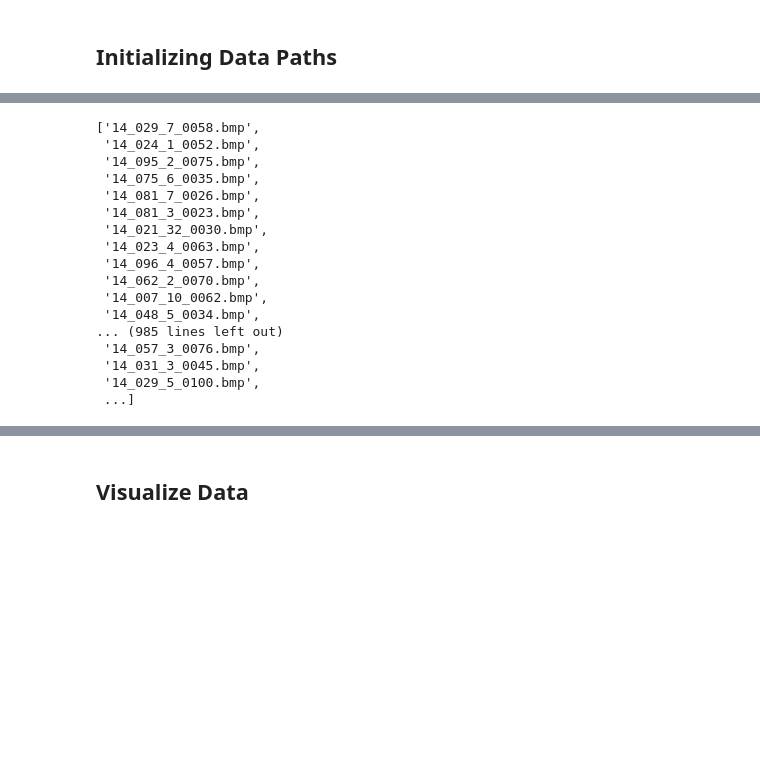
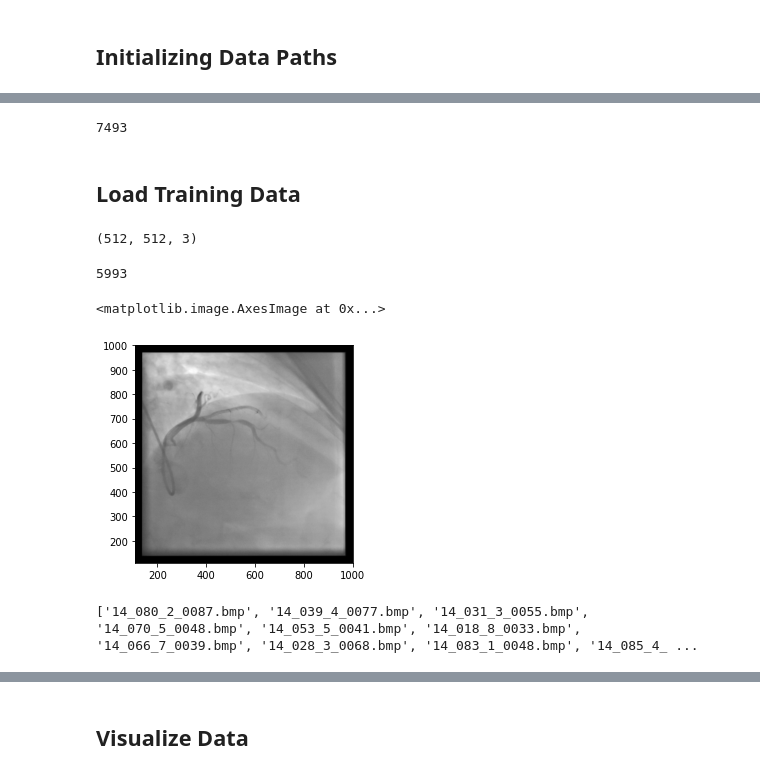
Before and after one commit to NevilleMthw/Stenosis-Project, a Jupyter notebook: models.ipynb, the cells around one changed output, grey strips where cells are left out. Cells and saved outputs as stored; diff of their text form; code cells hidden in the pictures; blank space fills up the shorter version.

```diff
--- a/models.ipynb
+++ b/models.ipynb
@@ -30,6 +33,12 @@ import pathlib as Path
 # %% [markdown]
 ## Initializing Data Paths
 # %%
-input_data_path =r'C:\Users\conm\Desktop\Stenosis-Project\Stenosis detection\input'
+input_data_path =r'C:/Users/conm/Desktop/Stenosis-Project/Stenosis detection/input'
 
-split_data_path = r'C:\Users\conm\Desktop\Stenosis-Project\Stenosis detection\input'
+train_path = r'C:\Users\conm\Desktop\Stenosis-Project\output\train\stenosis'
+
+train_path1 = r'C:\Users\conm\Desktop\Stenosis-Project\train_images'
+
+test_path = r'C:\Users\conm\Desktop\Stenosis-Project\test_images'
+
+val_path = r'C:\Users\conm\Desktop\Stenosis-Project\output\val\stenosis'
@@ -84,24 +194,28 @@ label_dimensions_scaled
 # %%
-# Extract the image names from the train_labels.csv file and store them in a list
+# # Extract the image names from the train_labels.csv file and store them in a list
 filenames = []
-for i in range(len(labels)):
-    filenames.append(labels.iloc[i]['filename'])
-filenames
+for i in range(len(train_labels_csv)):
+    filenames.append(train_labels_csv.iloc[i]['filename'])
+len(filenames)
 # %% [output]
-['14_029_7_0058.bmp',
- '14_024_1_0052.bmp',
- '14_095_2_0075.bmp',
- '14_075_6_0035.bmp',
- '14_081_7_0026.bmp',
- '14_081_3_0023.bmp',
- '14_021_32_0030.bmp',
- '14_023_4_0063.bmp',
- '14_096_4_0057.bmp',
- '14_062_2_0070.bmp',
- '14_007_10_0062.bmp',
- '14_048_5_0034.bmp',
-... (985 lines left out)
- '14_057_3_0076.bmp',
- '14_031_3_0045.bmp',
- '14_029_5_0100.bmp',
- ...]
+7493
+# %% [markdown]
+## Load Training Data
+# %%
+training_data = []
+for img in os.listdir(train_path):
+    pic = cv2.imread(os.path.join(train_path, img))
+    training_data.append(pic)
+# %%
+training_data[0].shape
+# %% [output]
+(512, 512, 3)
+# %%
+len(training_data)
+# %% [output]
+5993
+# %%
+plt.imshow(training_data[0])
+# %% [output]
+<matplotlib.image.AxesImage at 0x...>
+[figure, added]
@@ -107,0 +244,8 @@ filenames
+# %%
+def common(lst1, lst2):
+    return list(set(lst1) & set(lst2))
+val_common_names = []
+val_common_names=common(train_labels_csv['filename'], img_list)
+print(val_common_names)
+# %% [output]
+['14_080_2_0087.bmp', '14_039_4_0077.bmp', '14_031_3_0055.bmp', '14_070_5_0048.bmp', '14_053_5_0041.bmp', '14_018_8_0033.bmp', '14_066_7_0039.bmp', '14_028_3_0068.bmp', '14_083_1_0048.bmp', '14_085_4_ ...
```
Also changed, not shown: parts of 34 cells of this notebook.
